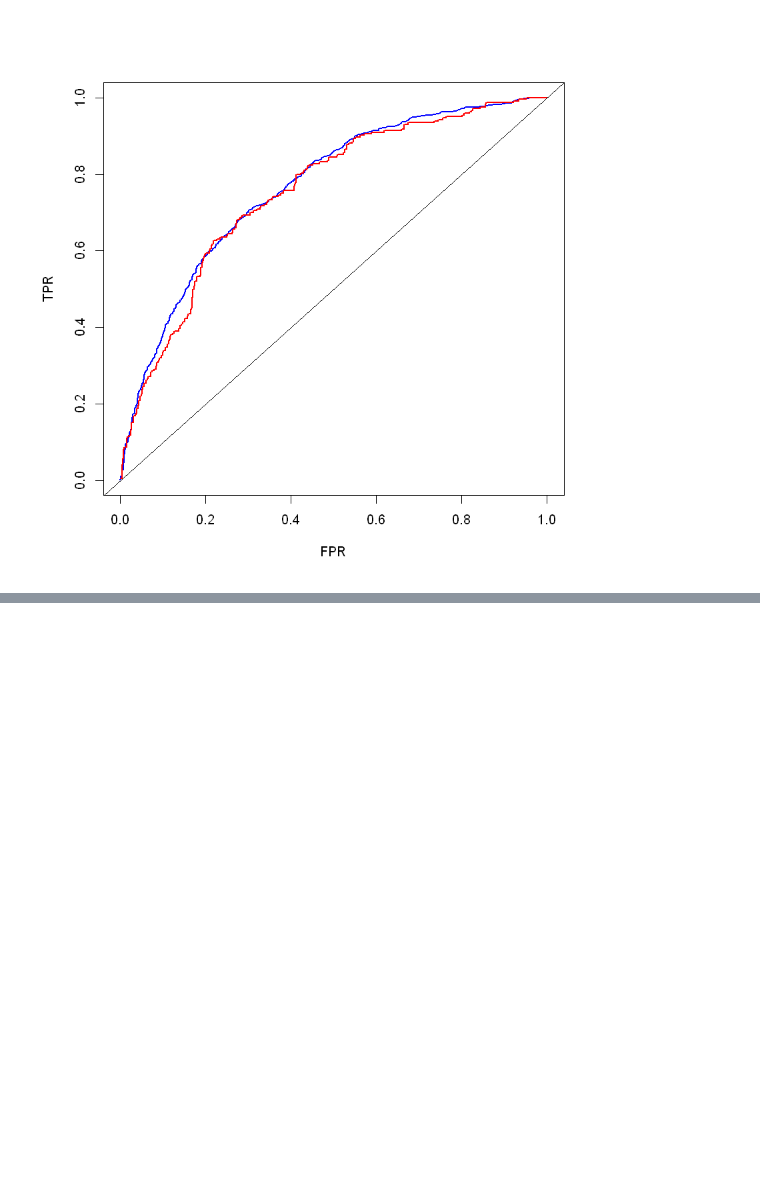
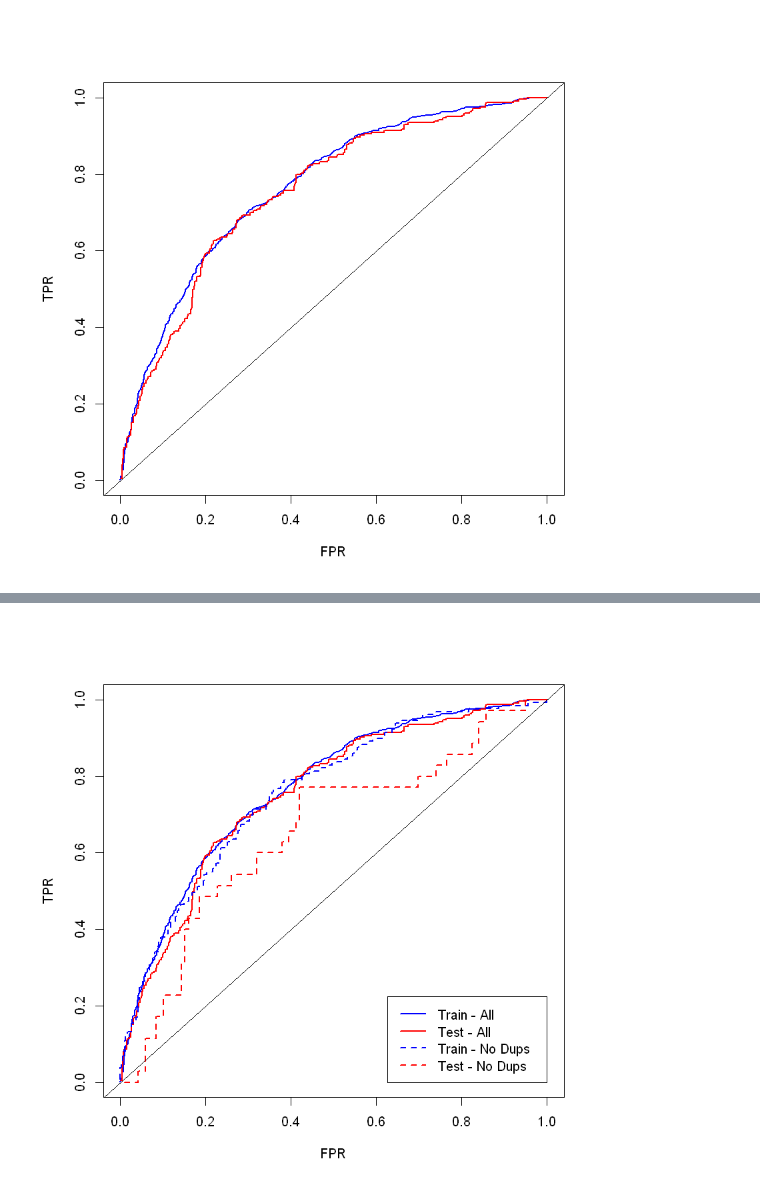
Before and after one commit to opentargets-archive/biodatawest_hackathon, a Jupyter notebook: R/OpenTargetsDatathonRNotebook.ipynb, the cells around one changed output, grey strips where cells are left out. Saved outputs shown, nothing was run; the diff lists cells and outputs as text; code cells hidden in the pictures; blank space fills up the shorter version.

```diff
--- a/R/OpenTargetsDatathonRNotebook.ipynb
+++ b/R/OpenTargetsDatathonRNotebook.ipynb
@@ -694,0 +778,8 @@ abline(0, 1)
+# %%
+## Create subset of all.data, randomly selecting one indication per target
+u.all.data = subset(all.data[sample(1:nrow(all.data)),],
+                   !duplicated(entrez_id))
+## Randomly select training and test set
+u.all.data$Train = sample(c(TRUE, FALSE), size = nrow(u.all.data),
+                          replace = TRUE, prob = c(0.8, 0.2))
+summary(u.all.data[, c("clinical.outcome", "entrez_id", "MeSH_ID", "Train")])
@@ -694,0 +795,10 @@ abline(0, 1)
+# %%
+u.train.data = subset(u.all.data, Train)
+u.test.data = subset(u.all.data, !Train)
+u.indep.vars = indep.vars[!(indep.vars %in% "phenodigm.pos")]
+
+u.full.glm = glm(clinical.outcome ~ .,
+                u.train.data[, c("clinical.outcome", u.indep.vars)],
+              family = binomial)
+u.backward.glm = step(u.full.glm, trace = 0)
+anova(u.backward.glm, test = "Chisq")
@@ -694,0 +815,19 @@ abline(0, 1)
+# %%
+u.test.data$pred.prob = predict(u.backward.glm, newdata = u.test.data,
+                            type = "response")
+u.train.data$pred.prob = predict(u.backward.glm, newdata = u.train.data,
+                              type = "response")
+# %%
+u.roc.train = simple_roc(u.train.data$clinical.outcome %in% "Success",
+                      u.train.data$pred.prob)
+u.roc.test = simple_roc(u.test.data$clinical.outcome %in% "Success",
+                      u.test.data$pred.prob)
+plot(TPR ~ 1 - FPR, roc.train, type = "l", lwd = 2, col = "blue")
+lines(TPR ~ 1 - FPR, roc.test, lwd = 2, col = "red")
+lines(TPR ~ 1 - FPR, u.roc.train, lwd = 2, col = "blue", lty = 2)
+lines(TPR ~ 1 - FPR, u.roc.test, lwd = 2, col = "red", lty = 2)
+abline(0, 1)
+legend(1, 0, c("Train - All", "Test - All", "Train - No Dups", "Test - No Dups"),
+       lty = c(1, 1, 2, 2), lwd = 2, col = rep(c("blue", "red"), 2), xjust = 1, yjust = 0)
+# %% [output]
+[figure, added]
```
Also changed, not shown: parts of 26 cells of this notebook, 2 other files.
